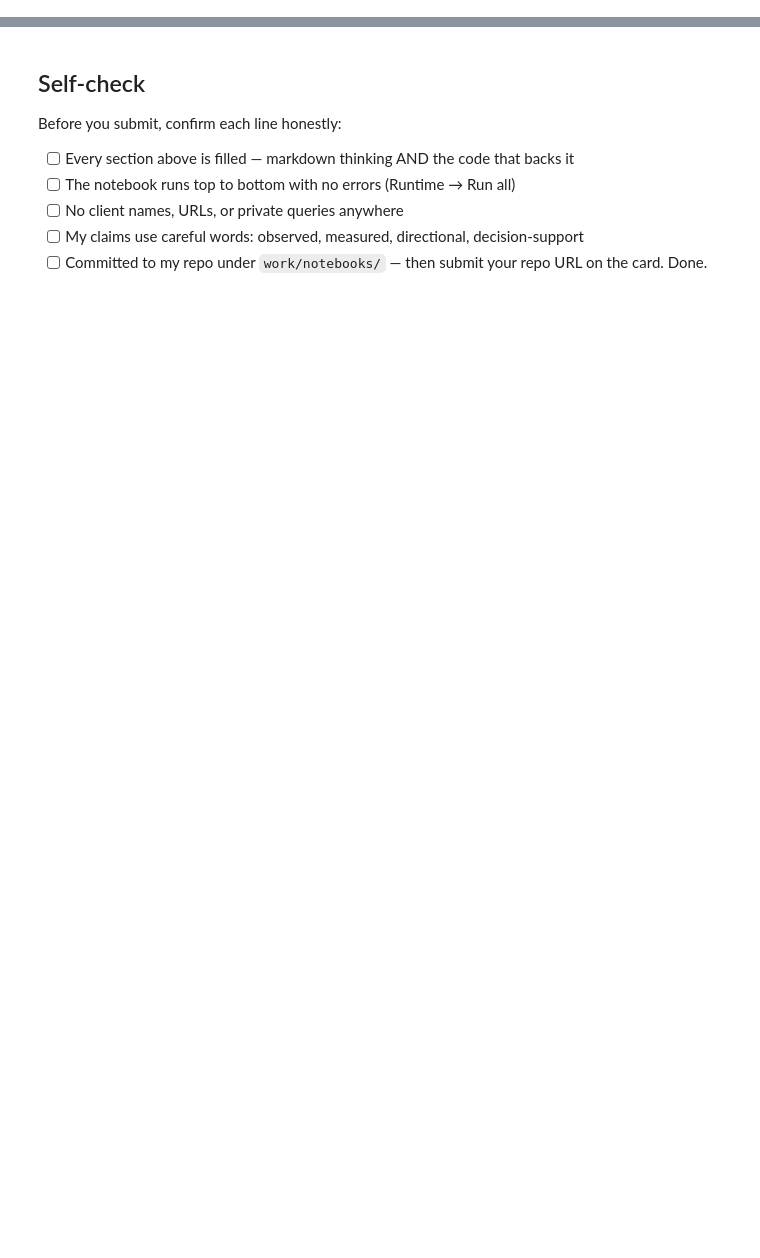
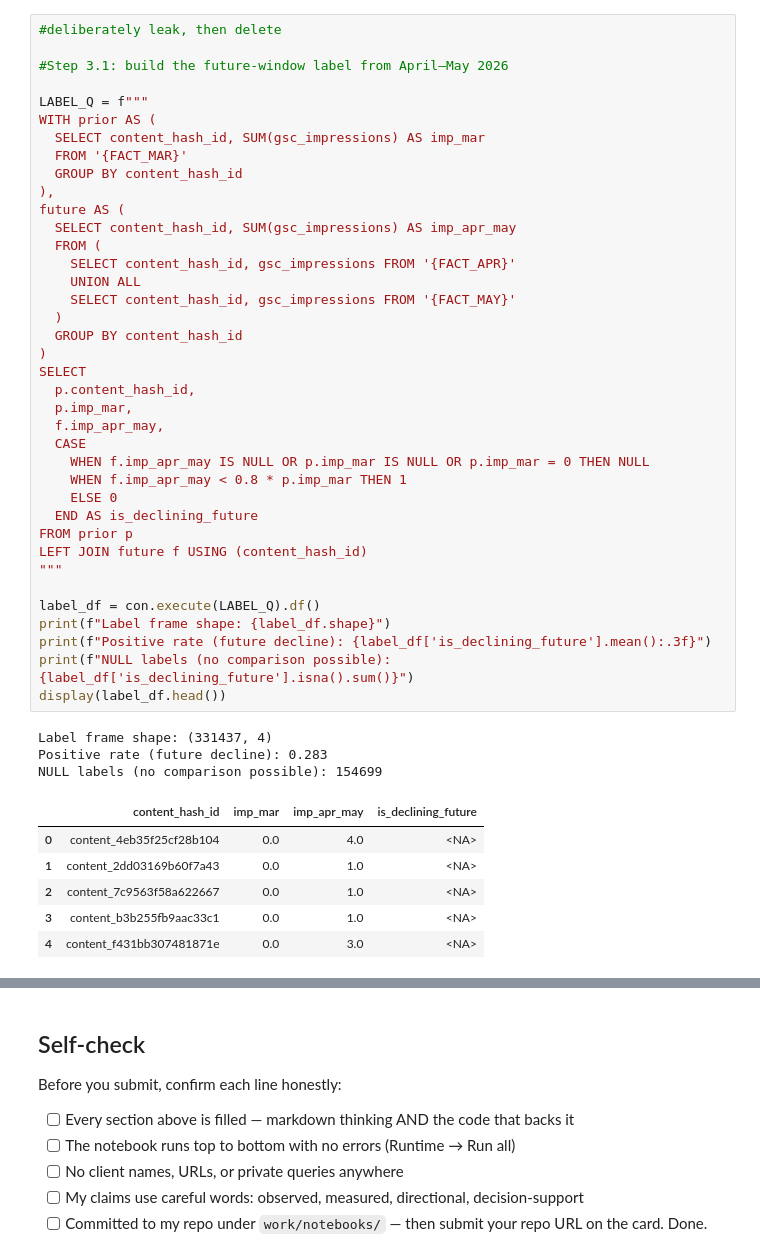
Before and after one commit to Zoye-J/FlyRank--MachineLearning, a Jupyter notebook: work/notebooks/w03_feature_leakage_check.ipynb, the cells around one changed output, grey strips where cells are left out. Cells and saved outputs as stored; diff of their text form; blank space fills up the shorter version.

```diff
--- a/work/notebooks/w03_feature_leakage_check.ipynb
+++ b/work/notebooks/w03_feature_leakage_check.ipynb
@@ -36,0 +199,48 @@ This skeleton is yours to fill. Work the sections **in order** — each one has
+# %%
+#deliberately leak, then delete
+
+#Step 3.1: build the future-window label from April–May 2026
+
+LABEL_Q = f"""
+WITH prior AS (
+  SELECT content_hash_id, SUM(gsc_impressions) AS imp_mar
+  FROM '{FACT_MAR}'
+  GROUP BY content_hash_id
+),
+future AS (
+  SELECT content_hash_id, SUM(gsc_impressions) AS imp_apr_may
+  FROM (
+    SELECT content_hash_id, gsc_impressions FROM '{FACT_APR}'
+    UNION ALL
+    SELECT content_hash_id, gsc_impressions FROM '{FACT_MAY}'
+  )
+  GROUP BY content_hash_id
+)
+SELECT
+  p.content_hash_id,
+  p.imp_mar,
+  f.imp_apr_may,
+  CASE
+    WHEN f.imp_apr_may IS NULL OR p.imp_mar IS NULL OR p.imp_mar = 0 THEN NULL
+    WHEN f.imp_apr_may < 0.8 * p.imp_mar THEN 1
+    ELSE 0
+  END AS is_declining_future
+FROM prior p
+LEFT JOIN future f USING (content_hash_id)
+"""
+
+label_df = con.execute(LABEL_Q).df()
+print(f"Label frame shape: {label_df.shape}")
+print(f"Positive rate (future decline): {label_df['is_declining_future'].mean():.3f}")
+print(f"NULL labels (no comparison possible): {label_df['is_declining_future'].isna().sum()}")
+display(label_df.head())
+# %% [output]
+Label frame shape: (331437, 4)
+Positive rate (future decline): 0.283
+NULL labels (no comparison possible): 154699
+|  | content_hash_id | imp_mar | imp_apr_may | is_declining_future |
+| 0 | content_4eb35f25cf28b104 | 0.0 | 4.0 | <NA> |
+| 1 | content_2dd03169b60f7a43 | 0.0 | 1.0 | <NA> |
+| 2 | content_7c9563f58a622667 | 0.0 | 1.0 | <NA> |
+| 3 | content_b3b255fb9aac33c1 | 0.0 | 1.0 | <NA> |
+| 4 | content_f431bb307481871e | 0.0 | 3.0 | <NA> |
```
Also changed, not shown: parts of 21 cells of this notebook.
